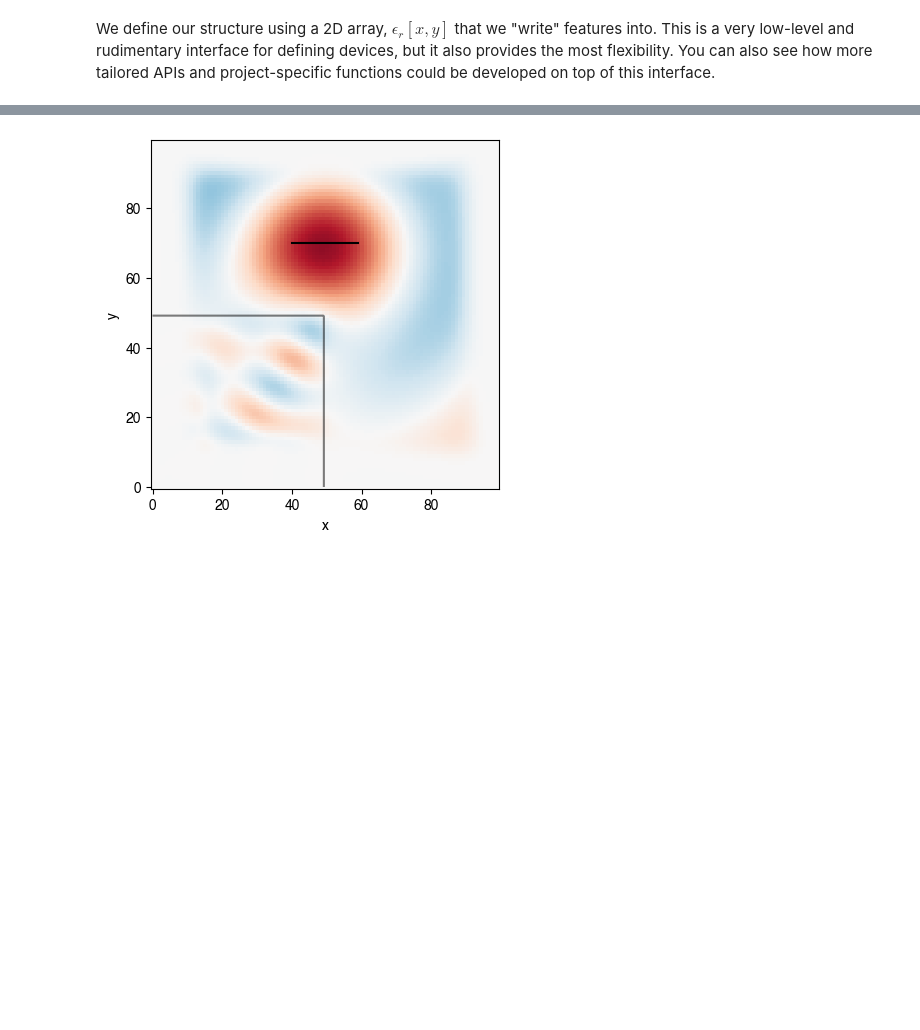
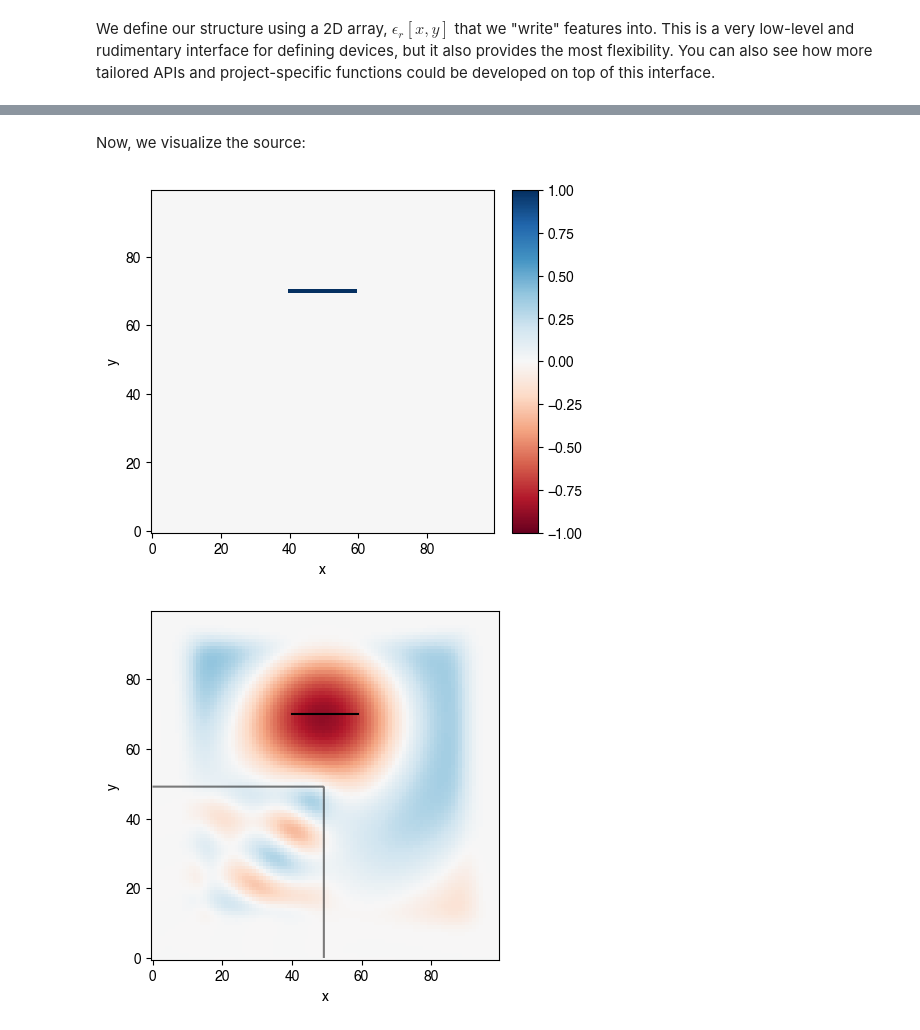
Before and after one commit to fancompute/workshop-invdesign, a Jupyter notebook: 01_First_simulation.ipynb, the cells around one changed output, grey strips where cells are left out. Saved outputs shown, nothing was run; the diff lists cells and outputs as text; code cells hidden in the pictures; blank space fills up the shorter version.

```diff
--- a/01_First_simulation.ipynb
+++ b/01_First_simulation.ipynb
@@ -42,6 +48,12 @@ src_x = np.arange(40,60)
 src_y = 70 * np.ones(src_x.shape, dtype=int)
 source = np.zeros((Nx, Ny), dtype=np.complex)
 source[src_x, src_y] = 1
+# %% [markdown]
+Now, we visualize the source:
+# %%
+ceviche.viz.real(source, cbar=True);
+# %% [output]
+[figure, added]
 # %%
 # Create the simulation object for 'Ez' (TE) polarization
 simulation = ceviche.fdfd_ez(omega, dl, epsr, [Npml, Npml])
```
Also changed, not shown: parts of 6 cells of this notebook.
